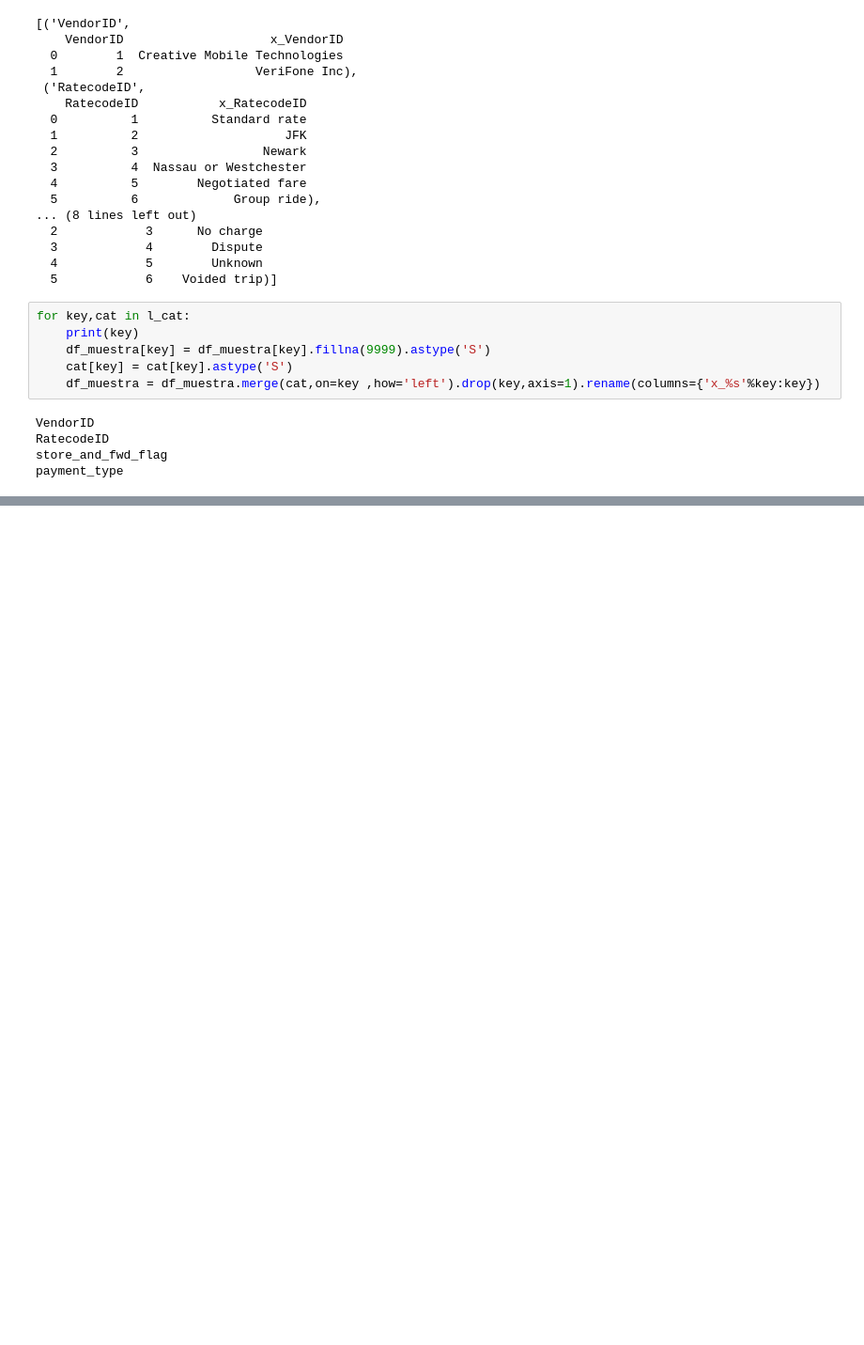
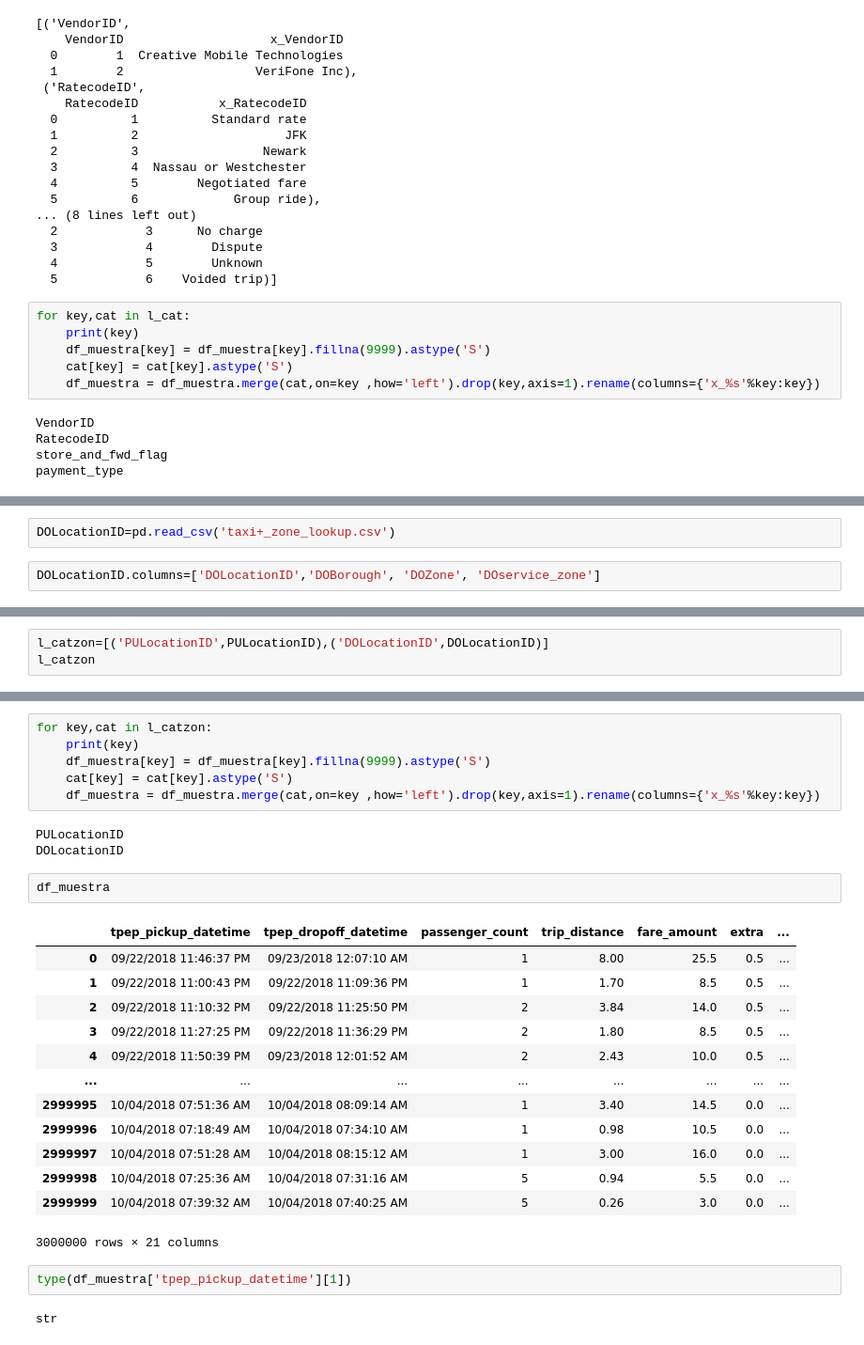
Before and after one commit to gerardolml/Proyecto_taxis, a Jupyter notebook: Proyecto de pyhton.ipynb, the cells around one changed output, grey strips where cells are left out. Shown at 94% size. Cells and saved outputs as stored; diff of their text form; blank space fills up the shorter version.

```diff
--- a/Proyecto de pyhton.ipynb
+++ b/Proyecto de pyhton.ipynb
@@ -83,0 +164,4 @@ df_muestra
+# %%
+DOLocationID=pd.read_csv('taxi+_zone_lookup.csv')
+# %%
+DOLocationID.columns=['DOLocationID','DOBorough', 'DOZone', 'DOservice_zone']
@@ -83,0 +184,3 @@ df_muestra
+# %%
+l_catzon=[('PULocationID',PULocationID),('DOLocationID',DOLocationID)]
+l_catzon
@@ -83,0 +205,29 @@ df_muestra
+# %%
+for key,cat in l_catzon:
+    print(key)
+    df_muestra[key] = df_muestra[key].fillna(9999).astype('S')
+    cat[key] = cat[key].astype('S')
+    df_muestra = df_muestra.merge(cat,on=key ,how='left').drop(key,axis=1).rename(columns={'x_%s'%key:key})
+# %% [output]
+PULocationID
+DOLocationID
+# %%
+df_muestra
+# %% [output]
+|  | tpep_pickup_datetime | tpep_dropoff_datetime | passenger_count | trip_distance | fare_amount | extra | ... |
+| 0 | 09/22/2018 11:46:37 PM | 09/23/2018 12:07:10 AM | 1 | 8.00 | 25.5 | 0.5 | ... |
+| 1 | 09/22/2018 11:00:43 PM | 09/22/2018 11:09:36 PM | 1 | 1.70 | 8.5 | 0.5 | ... |
+| 2 | 09/22/2018 11:10:32 PM | 09/22/2018 11:25:50 PM | 2 | 3.84 | 14.0 | 0.5 | ... |
+| 3 | 09/22/2018 11:27:25 PM | 09/22/2018 11:36:29 PM | 2 | 1.80 | 8.5 | 0.5 | ... |
+| 4 | 09/22/2018 11:50:39 PM | 09/23/2018 12:01:52 AM | 2 | 2.43 | 10.0 | 0.5 | ... |
+| ... | ... | ... | ... | ... | ... | ... | ... |
+| 2999995 | 10/04/2018 07:51:36 AM | 10/04/2018 08:09:14 AM | 1 | 3.40 | 14.5 | 0.0 | ... |
+| 2999996 | 10/04/2018 07:18:49 AM | 10/04/2018 07:34:10 AM | 1 | 0.98 | 10.5 | 0.0 | ... |
+| 2999997 | 10/04/2018 07:51:28 AM | 10/04/2018 08:15:12 AM | 1 | 3.00 | 16.0 | 0.0 | ... |
+| 2999998 | 10/04/2018 07:25:36 AM | 10/04/2018 07:31:16 AM | 5 | 0.94 | 5.5 | 0.0 | ... |
+| 2999999 | 10/04/2018 07:39:32 AM | 10/04/2018 07:40:25 AM | 5 | 0.26 | 3.0 | 0.0 | ... |
+3000000 rows × 21 columns
+# %%
+type(df_muestra['tpep_pickup_datetime'][1])
+# %% [output]
+str
```
Also changed, not shown: parts of 15 cells of this notebook.
